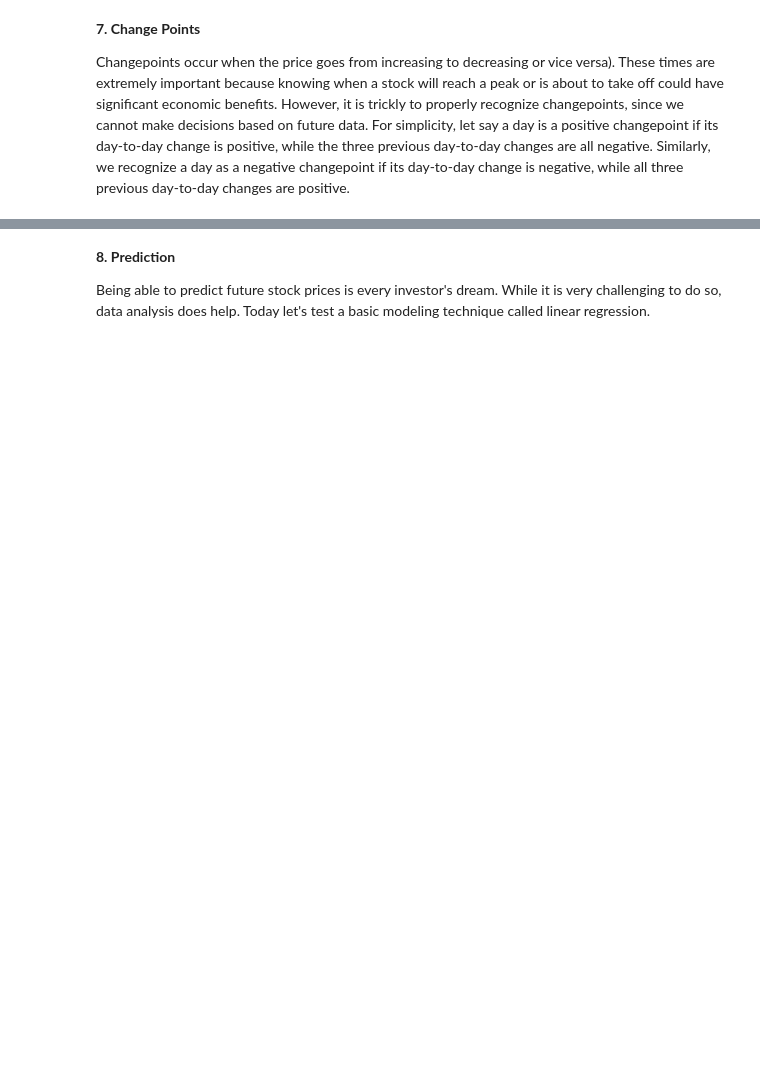
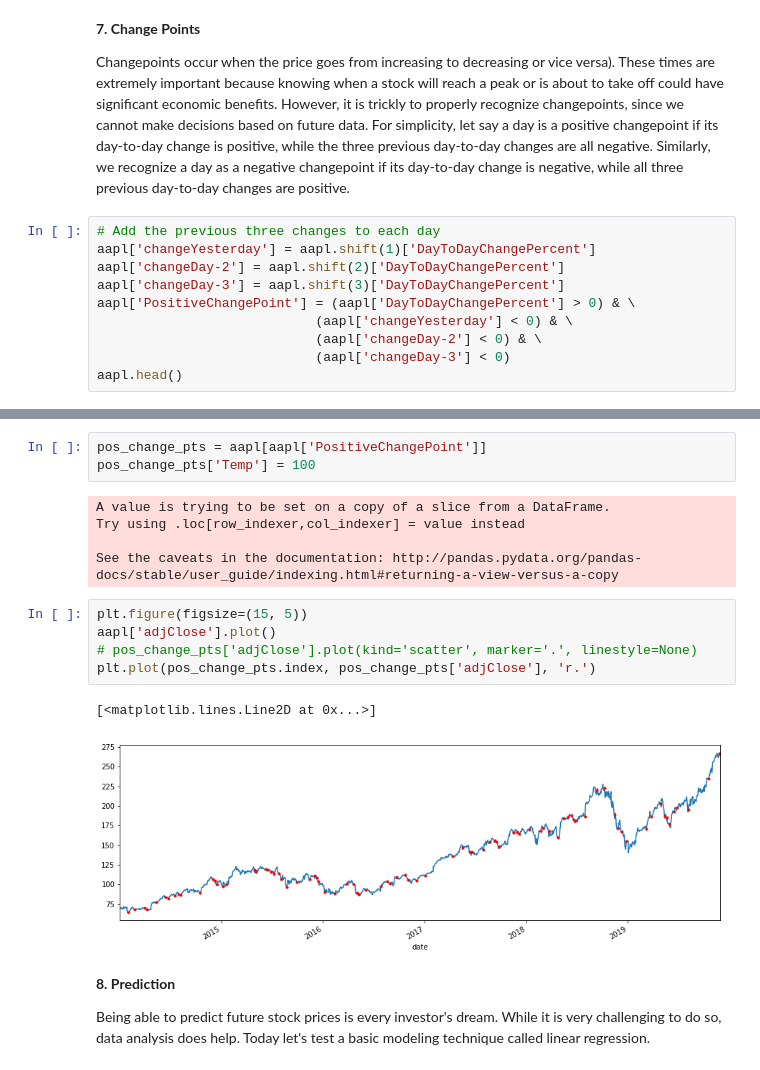
Before and after one commit to ch00226855/CMP464-Fall2019, a Jupyter notebook: Week15_TimeSeries.ipynb, the cells around one changed output, grey strips where cells are left out. Saved outputs shown, nothing was run; the diff lists cells and outputs as text; blank space fills up the shorter version.

```diff
--- a/Week15_TimeSeries.ipynb
+++ b/Week15_TimeSeries.ipynb
@@ -223,3 +508,13 @@ Volatility means the risk of the stock over a period of time. It is often measur
 **7. Change Points**
 
 Changepoints occur when the price goes from increasing to decreasing or vice versa). These times are extremely important because knowing when a stock will reach a peak or is about to take off could have significant economic benefits. However, it is trickly to properly recognize changepoints, since we cannot make decisions based on future data. For simplicity, let say a day is a positive changepoint if its day-to-day change is positive, while the three previous day-to-day changes are all negative. Similarly, we recognize a day as a negative changepoint if its day-to-day change is negative, while all three previous day-to-day changes are positive.
+# %%
+# Add the previous three changes to each day
+aapl['changeYesterday'] = aapl.shift(1)['DayToDayChangePercent']
+aapl['changeDay-2'] = aapl.shift(2)['DayToDayChangePercent']
+aapl['changeDay-3'] = aapl.shift(3)['DayToDayChangePercent']
+aapl['PositiveChangePoint'] = (aapl['DayToDayChangePercent'] > 0) & \
+                            (aapl['changeYesterday'] < 0) & \
+                            (aapl['changeDay-2'] < 0) & \
+                            (aapl['changeDay-3'] < 0)
+aapl.head()
@@ -226,3 +530,19 @@ Changepoints occur when the price goes from increasing to decreasing or vice ver
+# %%
+pos_change_pts = aapl[aapl['PositiveChangePoint']]
+pos_change_pts['Temp'] = 100
+# %% [output]
+A value is trying to be set on a copy of a slice from a DataFrame.
+Try using .loc[row_indexer,col_indexer] = value instead
+
+See the caveats in the documentation: http://pandas.pydata.org/pandas-docs/stable/user_guide/indexing.html#returning-a-view-versus-a-copy
+# %%
+plt.figure(figsize=(15, 5))
+aapl['adjClose'].plot()
+# pos_change_pts['adjClose'].plot(kind='scatter', marker='.', linestyle=None)
+plt.plot(pos_change_pts.index, pos_change_pts['adjClose'], 'r.')
+# %% [output]
+[<matplotlib.lines.Line2D at 0x...>]
+[figure, added]
 # %% [markdown]
 **8. Prediction**
 
```
Also changed, not shown: parts of 58 cells of this notebook.
